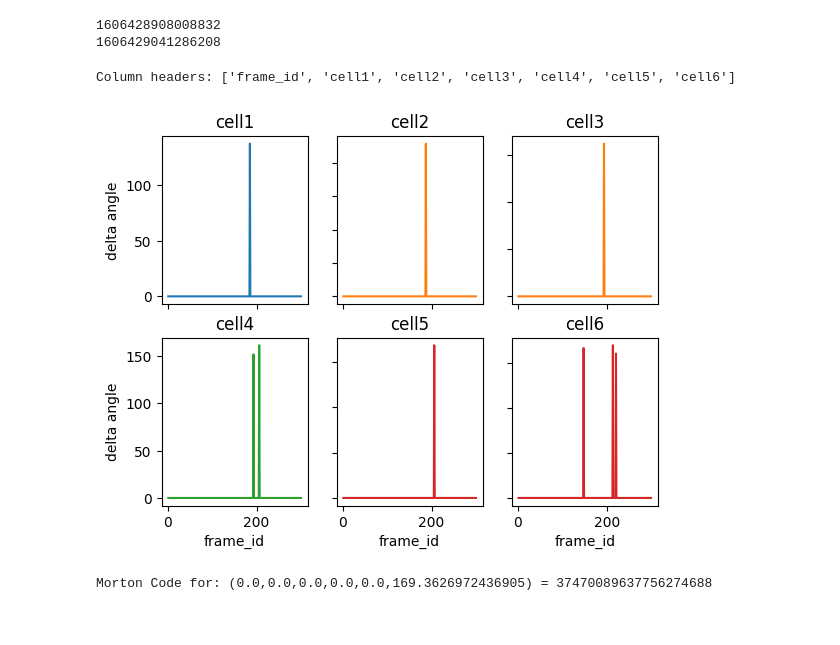
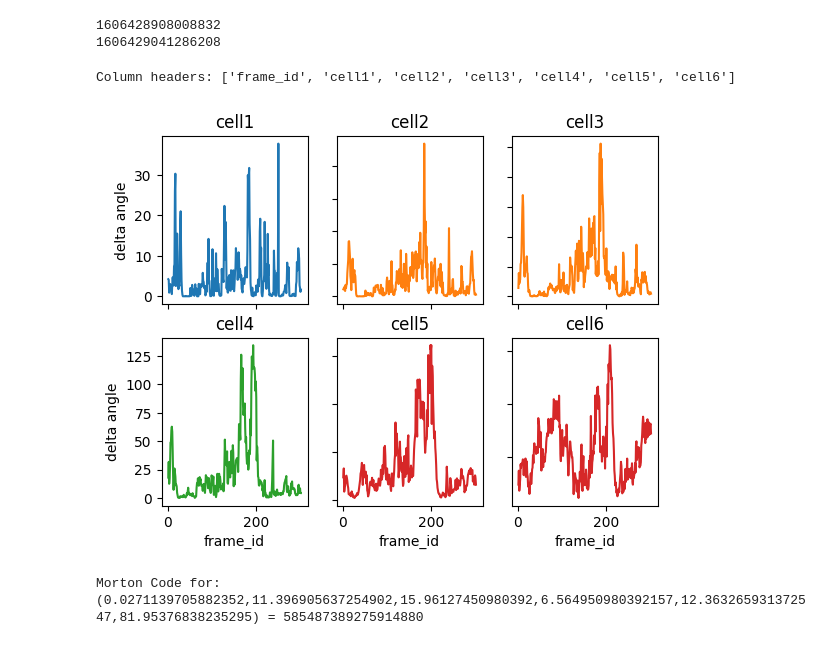
Before and after one commit to erikwessman/ted-sfc, a Jupyter notebook: sfc/CutIn.ipynb, the cells around one changed output. Drawn from its saved outputs; the diff is of its cells as text; code cells hidden in the pictures.

```diff
--- a/sfc/CutIn.ipynb
+++ b/sfc/CutIn.ipynb
@@ -30,36 +30,36 @@ import pandas as pd
 import matplotlib.pyplot as plt
 
 # First, we read the CSV file.
-df = pd.read_csv('./OF/cut-in-2.csv', sep=';')
+df = pd.read_csv('./output/attention/2024-03-06_14-22-22/cell_values.csv', sep=';')
 
 # Next, we print the column headers to know what we have access to.
 cols = df.columns.values.tolist()
 print( "Column headers: " + str(cols) )
 
 # Next, we do subplots to plot the subcells.
 fig, axs = plt.subplots(2, 3)
 axs[0, 0].plot(df['frame_id'], df['cell1'])
 axs[0, 0].set_title('cell1')
 axs[0, 1].plot(df['frame_id'], df['cell2'], 'tab:orange')
 axs[0, 1].set_title('cell2')
 axs[0, 2].plot(df['frame_id'], df['cell3'], 'tab:orange')
 axs[0, 2].set_title('cell3')
 axs[1, 0].plot(df['frame_id'], df['cell4'], 'tab:green')
 axs[1, 0].set_title('cell4')
 axs[1, 1].plot(df['frame_id'], df['cell5'], 'tab:red')
 axs[1, 1].set_title('cell5')
 axs[1, 2].plot(df['frame_id'], df['cell6'], 'tab:red')
 axs[1, 2].set_title('cell6')
 
 for ax in axs.flat:
     ax.set(xlabel='frame_id', ylabel='delta angle')
 
 # Hide x labels and tick labels for top plots and y ticks for right plots.
 for ax in axs.flat:
     ax.label_outer()
 # %% [output]
 Column headers: ['frame_id', 'cell1', 'cell2', 'cell3', 'cell4', 'cell5', 'cell6']
-[figure, old version]
+[figure, new version]
 # %%
 # Example to compute a 6-dimensional Morton code from for row with frame_id 214.
 import zCurve as z
@@ -90,7 +90,7 @@ print( "Morton Code for: " + "(" + str(df['cell1'][213]) + ","
                                  + str(df['cell6'][213]) + ") = " +
                                  str(morton_code) )
 # %% [output]
-Morton Code for: (0.0,0.0,0.0,0.0,0.0,169.3626972436905) = 37470089637756274688
+Morton Code for: (0.0271139705882352,11.396905637254902,15.96127450980392,6.564950980392157,12.363265931372547,81.95376838235295) = 585487389275914880
 # %%
 # Example to compute all 6-dimensional Morton codes.
 import zCurve as z
```
Also changed, not shown: parts of 3 cells of this notebook, 5 other files.
